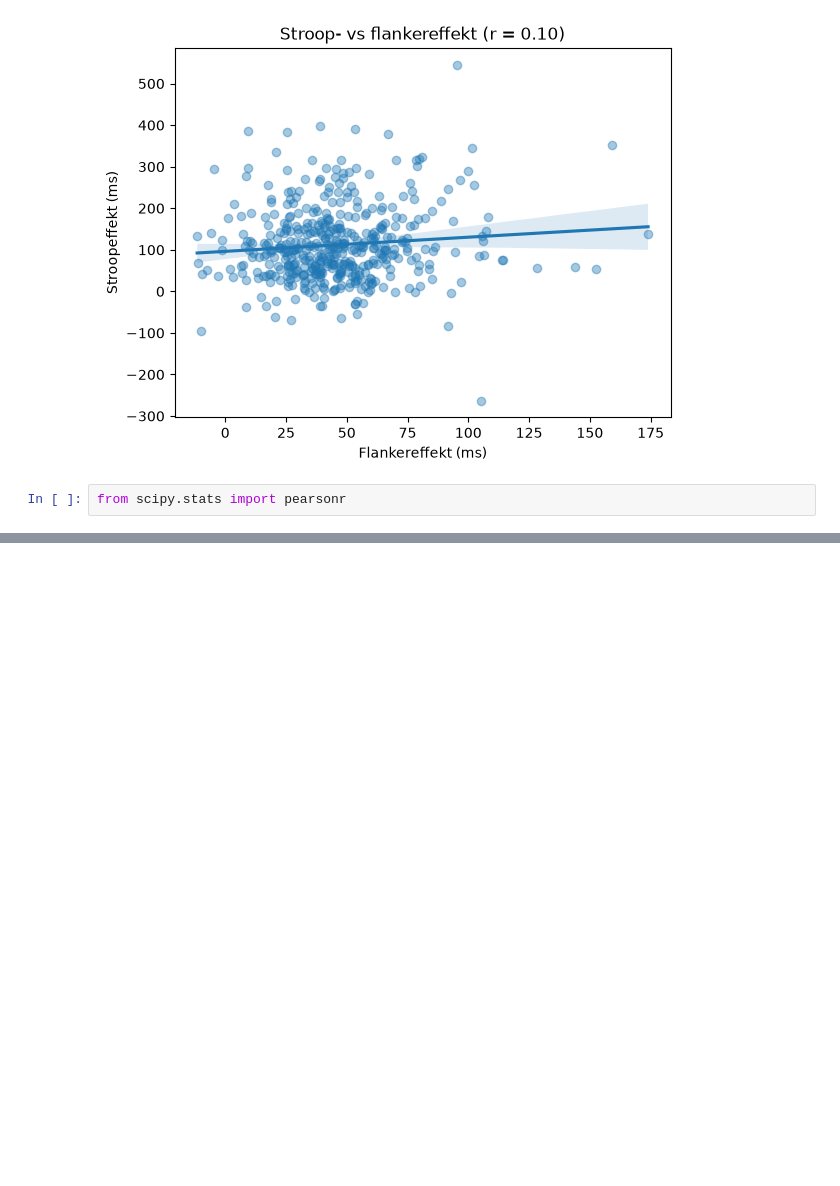
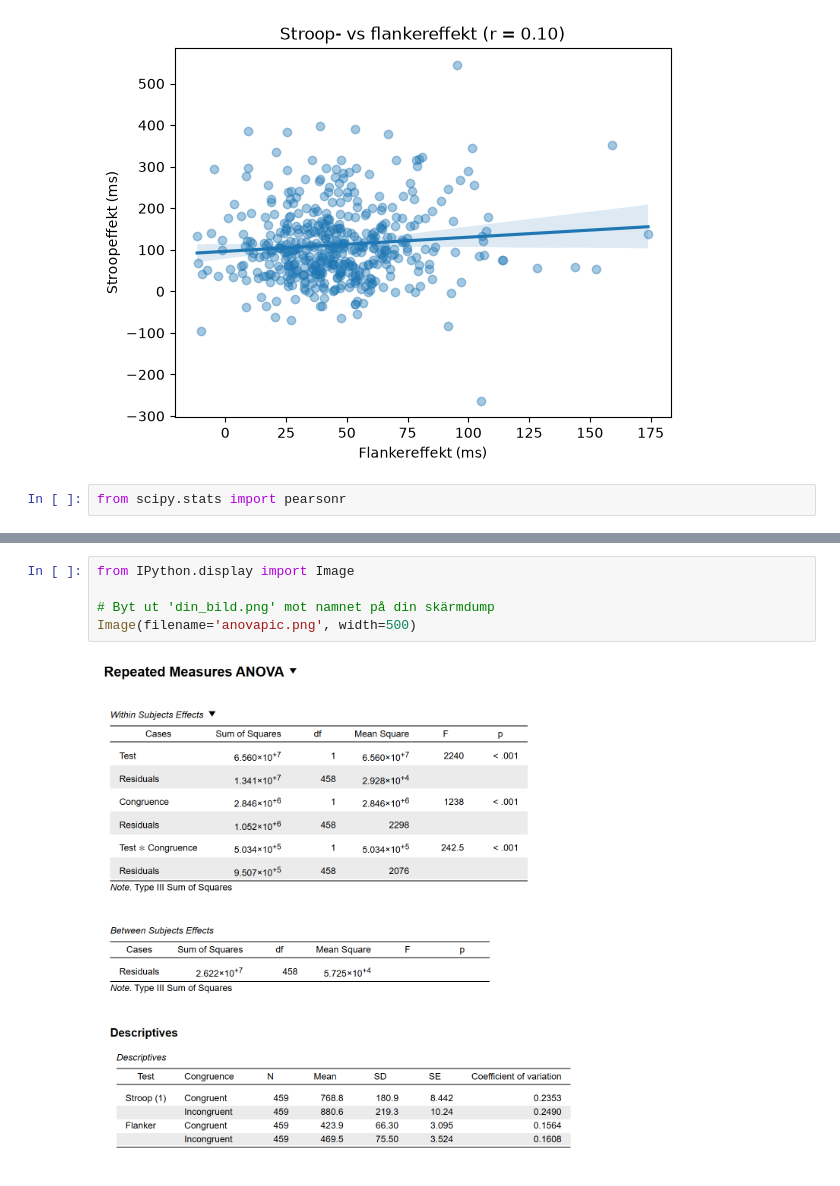
Before and after one commit to gusuny/data_analysis_project, a Jupyter notebook: data/raw/sammansatt_test.ipynb, the cells around one changed output, grey strips where cells are left out. Saved outputs shown, nothing was run; the diff lists cells and outputs as text; blank space fills up the shorter version.

Commit message:
la till anova bilden i notebook, samt kod för att skapa en csv fil för jasp

```diff
--- a/data/raw/sammansatt_test.ipynb
+++ b/data/raw/sammansatt_test.ipynb
@@ -498,0 +534,7 @@ from scipy.stats import pearsonr
+# %%
+from IPython.display import Image
+
+# Byt ut 'din_bild.png' mot namnet på din skärmdump
+Image(filename='anovapic.png', width=500)
+# %% [output]
+[figure, added]
```
Also changed, not shown: parts of 8 cells of this notebook.
